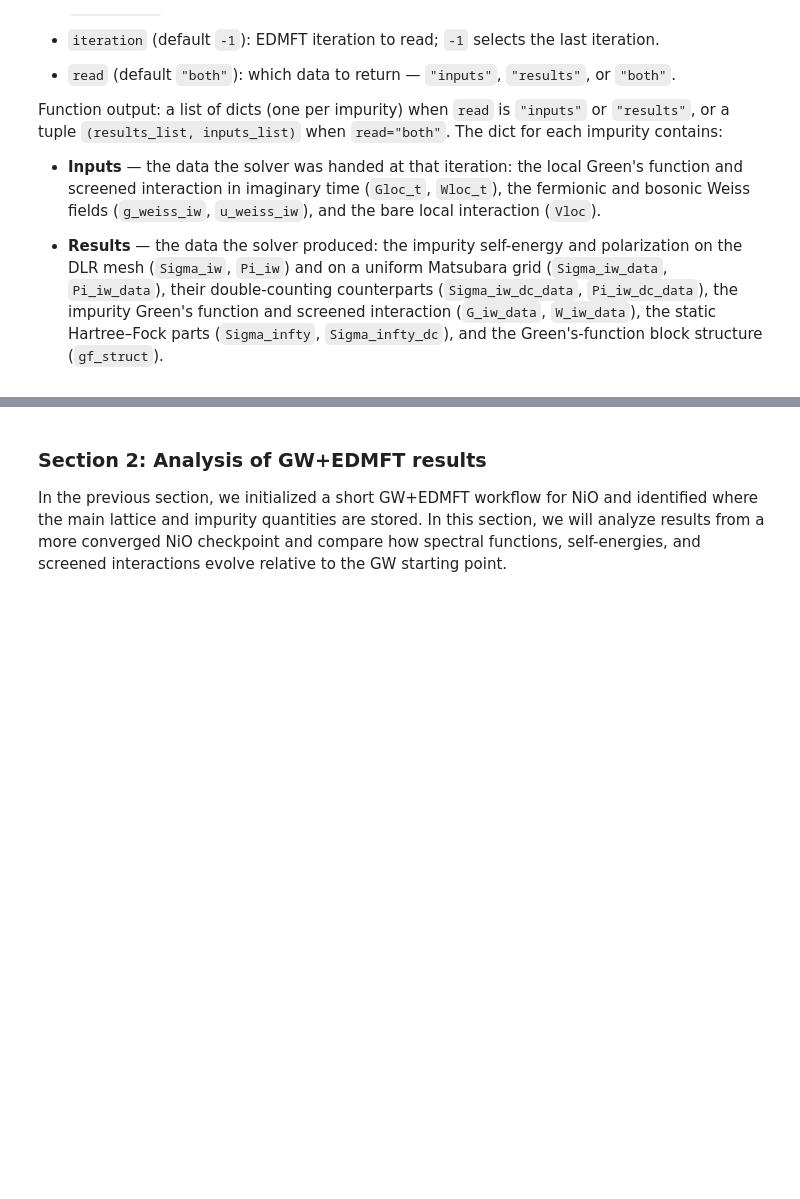
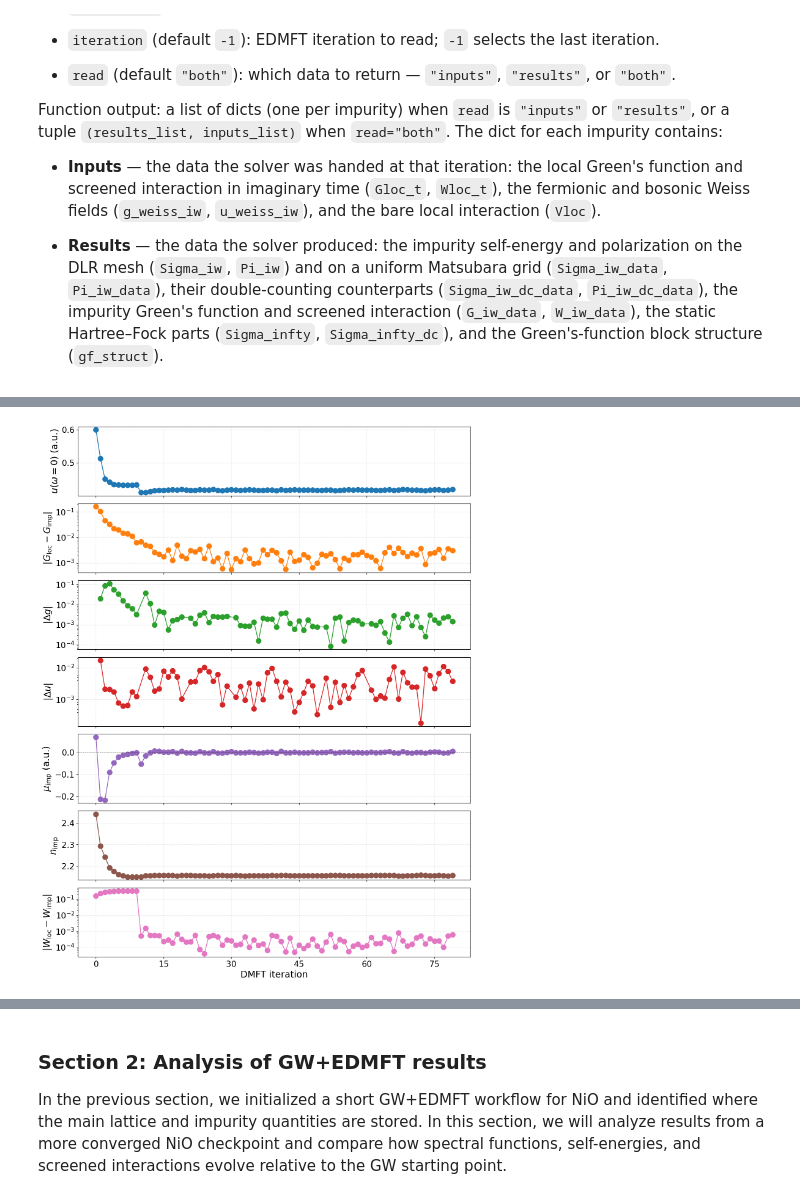
Before and after one commit to AbInitioQHub/coqui-tutorial, a Jupyter notebook: quickstart/04_gw_edmft/04_gw_edmft.ipynb, the cells around one changed output, grey strips where cells are left out. Drawn from its saved outputs; the diff is of its cells as text; code cells hidden in the pictures; blank space fills up the shorter version.

```diff
--- a/quickstart/04_gw_edmft/04_gw_edmft.ipynb
+++ b/quickstart/04_gw_edmft/04_gw_edmft.ipynb
@@ -469,0 +485,13 @@ Image(out_file)
+# %%
+from IPython.display import display, Image
+
+#dmft_chkpt = "nio_coqui_serious/nio.dmft.h5"
+dmft_chkpt = "../../data/coqui/nio/555/nio.dmft.h5"
+out_file = coqui.dmft.plot_edmft_convergence(dmft_chkpt, check_w=True)
+display(Image(out_file, width=600))
+#Image(out_file, width=600)
+
+# this is needed for matplotlib to display plots in the remaining notebook cells (or workaround?)
+%matplotlib inline
+# %% [output]
+[figure, added]
```
Also changed, not shown: parts of 27 cells of this notebook, 3 other files.
